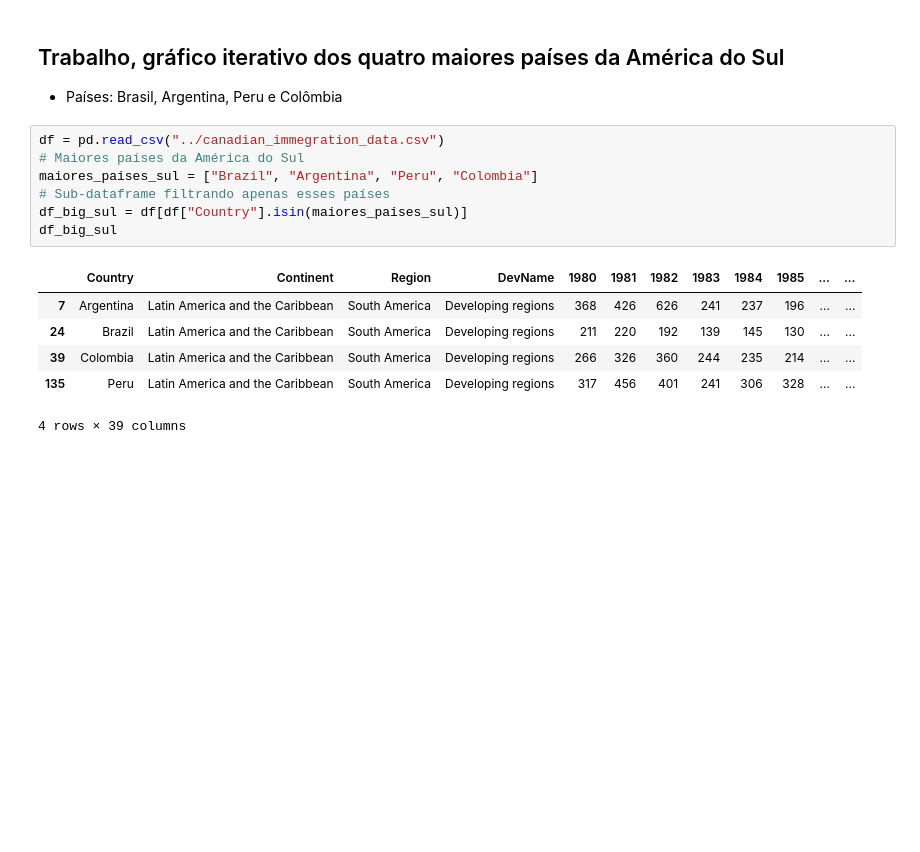
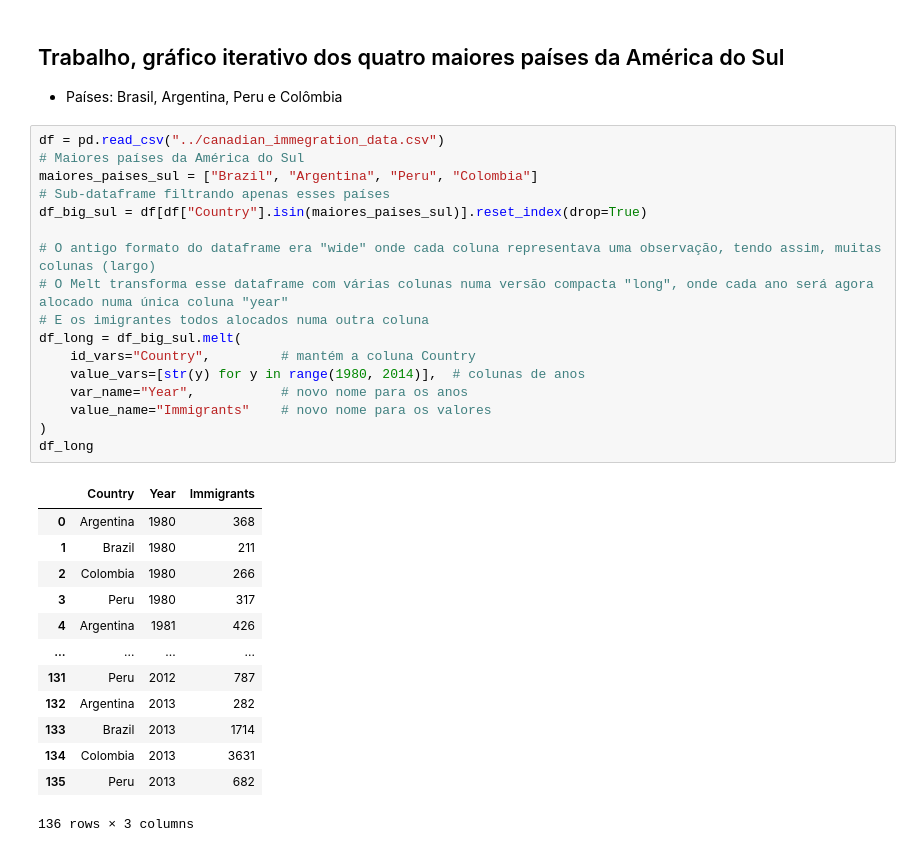
Before and after one commit to JuniorAlencar/Data_Science_Alura, a Jupyter notebook: jupyter/modulo4.ipynb, the cells around one changed output. Drawn from its saved outputs; the diff is of its cells as text; blank space fills up the shorter version.

```diff
--- a/jupyter/modulo4.ipynb
+++ b/jupyter/modulo4.ipynb
@@ -127,17 +127,34 @@ gerar_grafico_paleta(11, save=True)
 # %% [markdown]
 ## Trabalho, gráfico iterativo dos quatro maiores países da América do Sul
 * Países:  Brasil, Argentina, Peru e Colômbia
-# %%
-df = pd.read_csv("../canadian_immegration_data.csv")
-# Maiores países da América do Sul
-maiores_paises_sul = ["Brazil", "Argentina", "Peru", "Colombia"]
-# Sub-dataframe filtrando apenas esses países
-df_big_sul = df[df["Country"].isin(maiores_paises_sul)]
-df_big_sul
-# %% [output]
-|  | Country | Continent | Region | DevName | 1980 | 1981 | 1982 | 1983 | 1984 | 1985 | ... | ... |
-| 7 | Argentina | Latin America and the Caribbean | South America | Developing regions | 368 | 426 | 626 | 241 | 237 | 196 | ... | ... |
-| 24 | Brazil | Latin America and the Caribbean | South America | Developing regions | 211 | 220 | 192 | 139 | 145 | 130 | ... | ... |
-| 39 | Colombia | Latin America and the Caribbean | South America | Developing regions | 266 | 326 | 360 | 244 | 235 | 214 | ... | ... |
-| 135 | Peru | Latin America and the Caribbean | South America | Developing regions | 317 | 456 | 401 | 241 | 306 | 328 | ... | ... |
-4 rows × 39 columns
+# %%
+df = pd.read_csv("../canadian_immegration_data.csv")
+# Maiores países da América do Sul
+maiores_paises_sul = ["Brazil", "Argentina", "Peru", "Colombia"]
+# Sub-dataframe filtrando apenas esses países
+df_big_sul = df[df["Country"].isin(maiores_paises_sul)].reset_index(drop=True)
+
+# O antigo formato do dataframe era "wide" onde cada coluna representava uma observação, tendo assim, muitas colunas (largo)
+# O Melt transforma esse dataframe com várias colunas numa versão compacta "long", onde cada ano será agora alocado numa única coluna "year"
+# E os imigrantes todos alocados numa outra coluna
+df_long = df_big_sul.melt(
+    id_vars="Country",         # mantém a coluna Country
+    value_vars=[str(y) for y in range(1980, 2014)],  # colunas de anos
+    var_name="Year",           # novo nome para os anos
+    value_name="Immigrants"    # novo nome para os valores
+)
+df_long
+# %% [output]
+|  | Country | Year | Immigrants |
+| 0 | Argentina | 1980 | 368 |
+| 1 | Brazil | 1980 | 211 |
+| 2 | Colombia | 1980 | 266 |
+| 3 | Peru | 1980 | 317 |
+| 4 | Argentina | 1981 | 426 |
+| ... | ... | ... | ... |
+| 131 | Peru | 2012 | 787 |
+| 132 | Argentina | 2013 | 282 |
+| 133 | Brazil | 2013 | 1714 |
+| 134 | Colombia | 2013 | 3631 |
+| 135 | Peru | 2013 | 682 |
+136 rows × 3 columns
```
Also changed, not shown: parts of 2 cells of this notebook, 1 other file.
